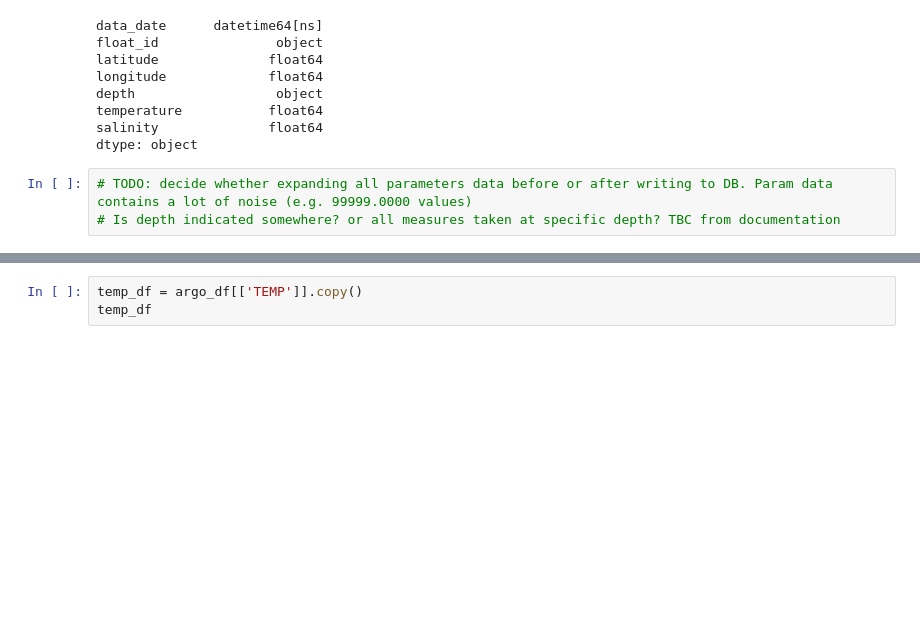
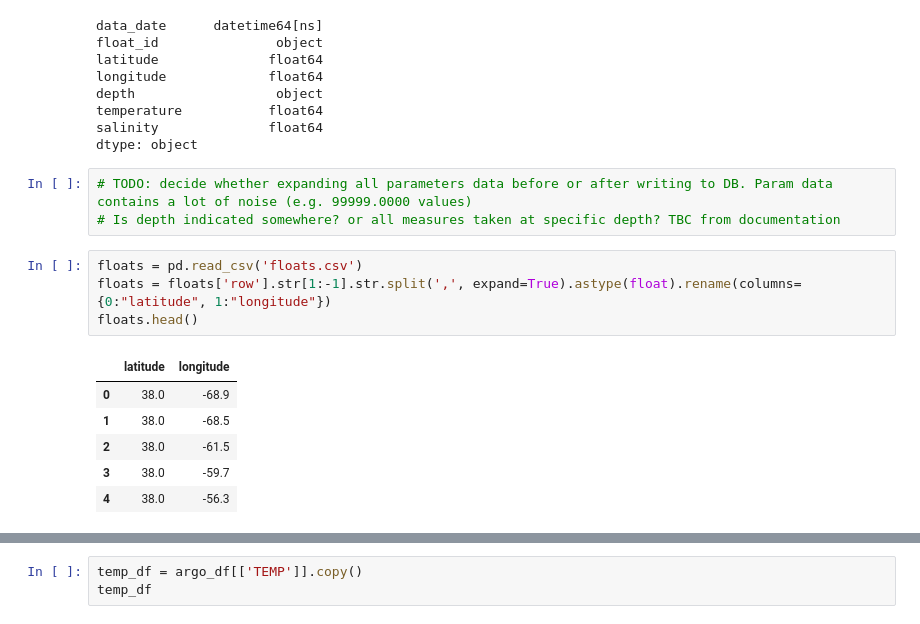
Before and after one commit to minsun-ss/argo_ocean_data_analysis, a Jupyter notebook: notebooks/argo_atlantic_data_analysis.ipynb, the cells around one changed output, grey strips where cells are left out. Drawn from its saved outputs; the diff is of its cells as text; blank space fills up the shorter version.

```diff
--- a/notebooks/argo_atlantic_data_analysis.ipynb
+++ b/notebooks/argo_atlantic_data_analysis.ipynb
@@ -301,6 +301,17 @@ dtype: object
 # %%
 # TODO: decide whether expanding all parameters data before or after writing to DB. Param data contains a lot of noise (e.g. 99999.0000 values)
 # Is depth indicated somewhere? or all measures taken at specific depth? TBC from documentation
+# %%
+floats = pd.read_csv('floats.csv')
+floats = floats['row'].str[1:-1].str.split(',', expand=True).astype(float).rename(columns={0:"latitude", 1:"longitude"})
+floats.head()
+# %% [output]
+|  | latitude | longitude |
+| 0 | 38.0 | -68.9 |
+| 1 | 38.0 | -68.5 |
+| 2 | 38.0 | -61.5 |
+| 3 | 38.0 | -59.7 |
+| 4 | 38.0 | -56.3 |
 # %%
 import folium
 m = folium.Map(location=[50, -60], zoom_start=4.5, tiles='Stamen Terrain')
```
Also changed, not shown: parts of 1 cell of this notebook, 2 other files.
